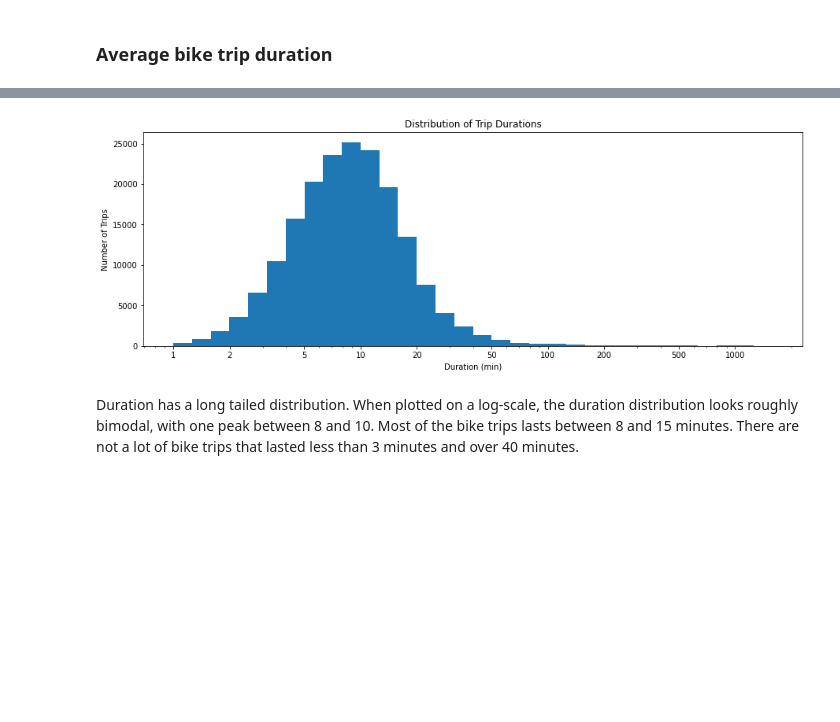
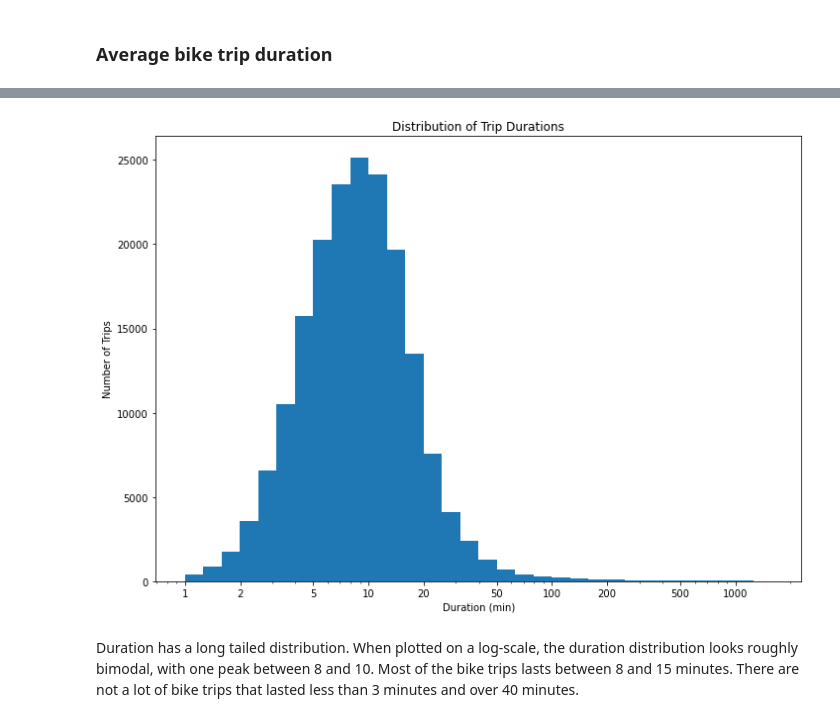
Before and after one commit to dainantonio/Bike-share-exploration, a Jupyter notebook: exploration_template-checkpoint.ipynb, the cells around one changed output, grey strips where cells are left out. Saved outputs shown, nothing was run; the diff lists cells and outputs as text; code cells hidden in the pictures; blank space fills up the shorter version.

```diff
--- a/exploration_template-checkpoint.ipynb
+++ b/exploration_template-checkpoint.ipynb
@@ -207,20 +207,20 @@ plt.show()
 # %%
 # logarthmic scale transformation on a histogram
 # there's a long tail in the distribution, so let's put it on a log scale instead
 log_binsize = 0.1
 log_bins = 10 ** np.arange(0.0, np.log10(df['duration_minutes'].max()) + log_binsize, log_binsize)
 
-plt.figure(figsize=[15, 5])
+plt.figure(figsize=[11.69, 8.27])
 plt.hist(data = df, x = 'duration_minutes', bins = log_bins)
 plt.title('Distribution of Trip Durations')
 plt.xlabel('Duration (min)')
 plt.ylabel('Number of Trips')
 plt.xscale('log')
 tick_locs = [1, 2, 5, 10, 20, 50, 100, 200, 500, 1000]
 plt.xticks(tick_locs, tick_locs)
 plt.show()
 # %% [output]
-[figure, old version]
+[figure, new version]
 # %% [markdown]
 Duration has a long tailed distribution. When plotted on a log-scale, the duration distribution looks roughly bimodal, with one peak between 8 and 10.
 Most of the bike trips lasts between 8 and 15 minutes. There are not a lot of bike trips that lasted less than 3 minutes and over 40 minutes.
```
Also changed, not shown: parts of 5 cells of this notebook.
